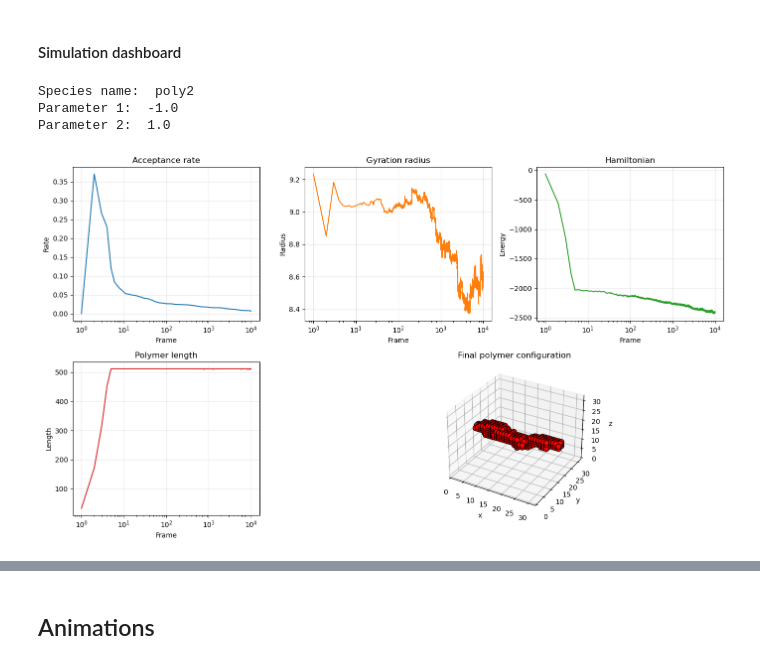
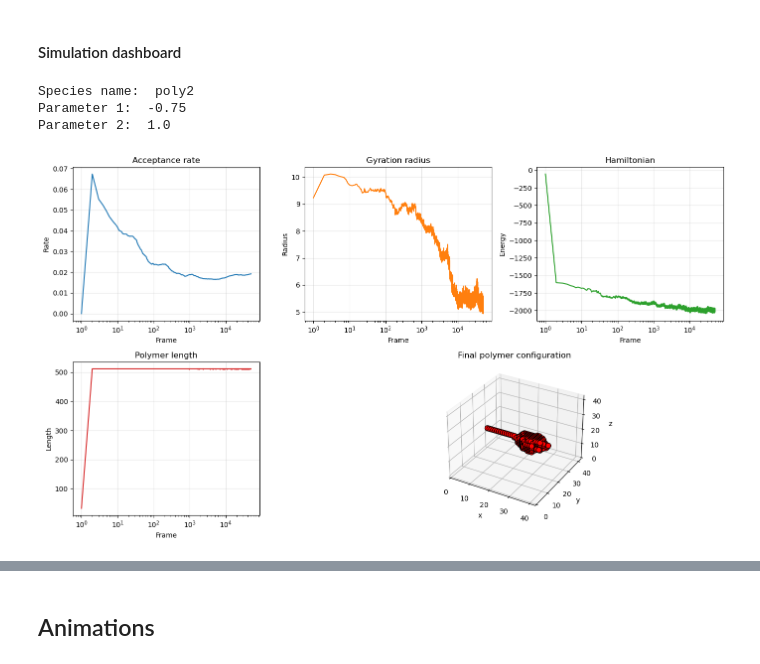
Before and after one commit to ta-rekt/Droplet, a Jupyter notebook: viz.ipynb, the cells around one changed output, grey strips where cells are left out. Drawn from its saved outputs; the diff is of its cells as text; code cells hidden in the pictures.

Commit message:
phase transition plot radius of gyr vs. int. pot

```diff
--- a/viz.ipynb
+++ b/viz.ipynb
@@ -175,12 +175,12 @@ def plot_simulation_dashboard(res_or_path, keya, keyb, show=True):
     return fig
 # %%
 # Example usage:
-alpha_index = 1
+alpha_index = 8
 beta_index = 1
-fig = plot_simulation_dashboard('data/20251031/radius_intpot_cpu{}.json'.format(alpha_index),
+fig = plot_simulation_dashboard('data/20251101/radius_intpot/radius_intpot_cpu{}.json'.format(alpha_index),
                                 alpha_index, beta_index)
 # %% [output]
 Species name:  poly2
-Parameter 1:  -1.0
+Parameter 1:  -0.75
 Parameter 2:  1.0
-[figure, old version]
+[figure, new version]
```
Also changed, not shown: parts of 2 cells of this notebook, 1 other file.
